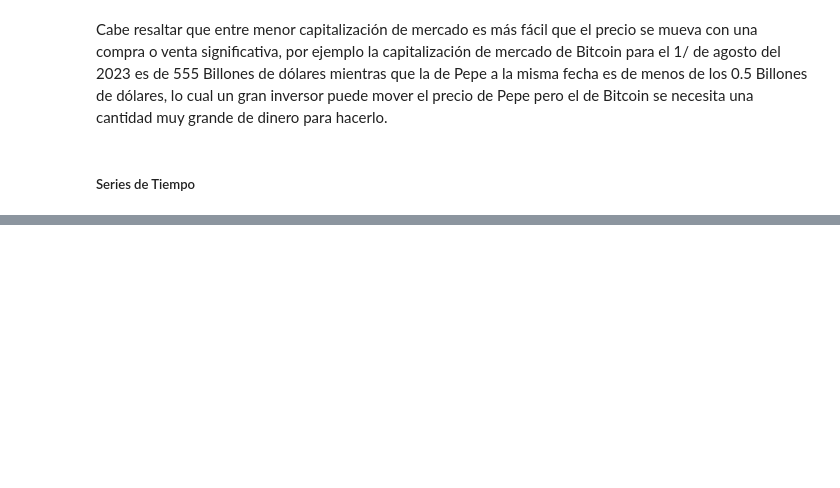
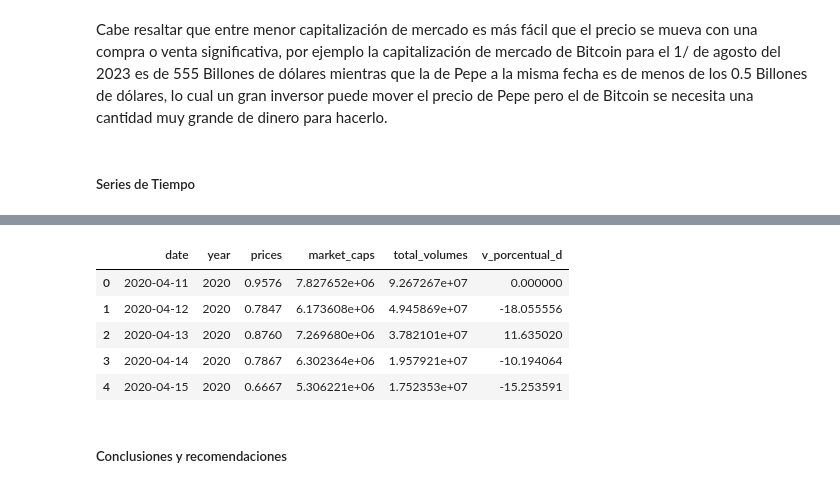
Before and after one commit to kdavisong/DA_Crypto_Maket, a Jupyter notebook: DA_CrypyoM.ipynb, the cells around one changed output, grey strips where cells are left out. Cells and saved outputs as stored; diff of their text form; code cells hidden in the pictures; blank space fills up the shorter version.

```diff
--- a/DA_CrypyoM.ipynb
+++ b/DA_CrypyoM.ipynb
@@ -689,0 +722,11 @@ sns.pairplot(df_procesados[1], hue = "year", palette = "mako",diag_kind="hist")
+# %%
+df_procesados[5].head()
+# %% [output]
+|  | date | year | prices | market_caps | total_volumes | v_porcentual_d |
+| 0 | 2020-04-11 | 2020 | 0.9576 | 7.827652e+06 | 9.267267e+07 | 0.000000 |
+| 1 | 2020-04-12 | 2020 | 0.7847 | 6.173608e+06 | 4.945869e+07 | -18.055556 |
+| 2 | 2020-04-13 | 2020 | 0.8760 | 7.269680e+06 | 3.782101e+07 | 11.635020 |
+| 3 | 2020-04-14 | 2020 | 0.7867 | 6.302364e+06 | 1.957921e+07 | -10.194064 |
+| 4 | 2020-04-15 | 2020 | 0.6667 | 5.306221e+06 | 1.752353e+07 | -15.253591 |
+# %% [markdown]
+##### Conclusiones y recomendaciones
```
Also changed, not shown: parts of 16 cells of this notebook, 25 other files.
